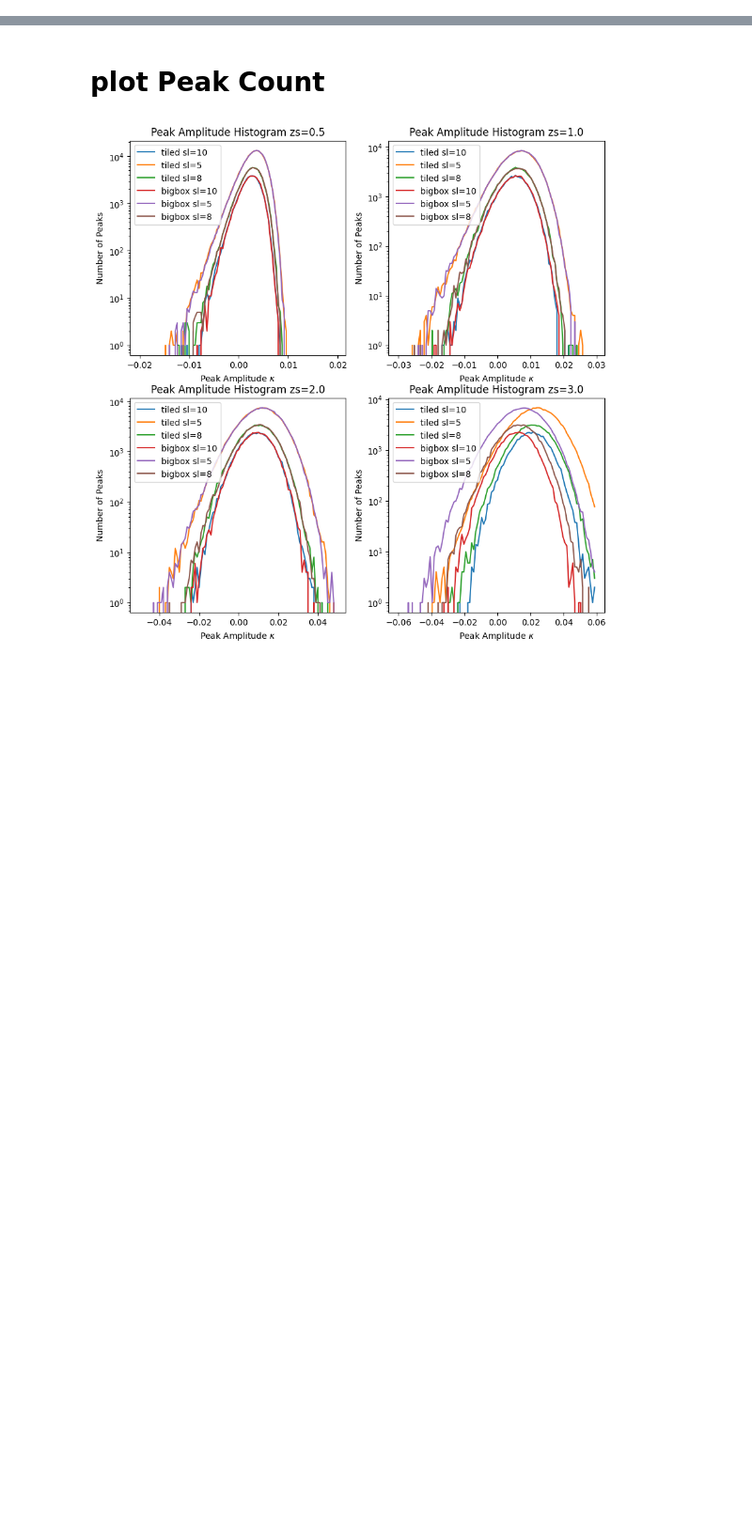
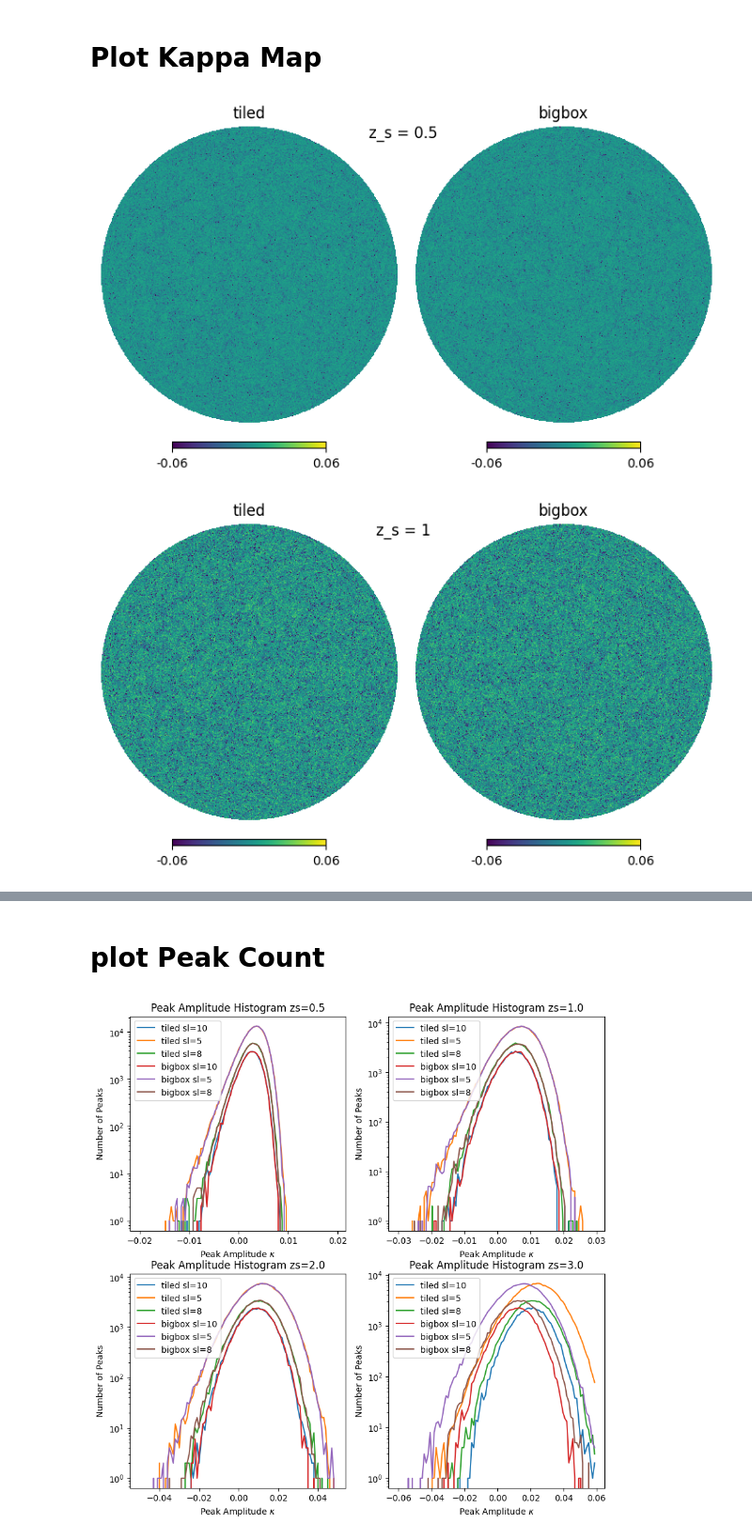
Before and after one commit to atokiwaipmu/LensingSSC, a Jupyter notebook: notebook/PDFPeaksMinima.ipynb, the cells around one changed output, grey strips where cells are left out. Shown at 94% size. Drawn from its saved outputs; the diff is of its cells as text; code cells hidden in the pictures; blank space fills up the shorter version.

```diff
--- a/notebook/PDFPeaksMinima.ipynb
+++ b/notebook/PDFPeaksMinima.ipynb
@@ -30,3 +49,40 @@ dat_minima_tiled = sorted(glob(os.path.join(dir_minima_tiled, "*.dat")))
 dat_PDF_bigbox = sorted(glob(os.path.join(dir_PDF_bigbox, "*.dat")))
 dat_peaks_bigbox = sorted(glob(os.path.join(dir_peaks_bigbox, "*.dat")))
 dat_minima_bigbox = sorted(glob(os.path.join(dir_minima_bigbox, "*.dat")))
+# %%
+config_analysis_file = os.path.join("/lustre/work/akira.tokiwa/Projects/LensingSSC/configs", 'config_analysis.json')
+config_analysis = ConfigAnalysis.from_json(config_analysis_file)
+
+dir_results = os.path.join(config_analysis.resultsdir, "tiled")
+filenames = sorted(glob(os.path.join(dir_results, "smoothed", f"kappa_zs0.5_smoothed_s*.fits")))
+kappa_maps_tiled = KappaCodes(dir_results=dir_results, filenames=filenames, nside=config_analysis.nside, lmax=config_analysis.lmax)
+kappa_maps_tiled.readmaps_healpy()
+
+dir_results = os.path.join(config_analysis.resultsdir, "bigbox")
+filenames = sorted(glob(os.path.join(dir_results, "smoothed", f"kappa_zs0.5_smoothed_s*.fits")))
+kappa_maps_bigbox = KappaCodes(dir_results=dir_results, filenames=filenames, nside=config_analysis.nside, lmax=config_analysis.lmax)
+kappa_maps_bigbox.readmaps_healpy()
+# %% [markdown]
+# Plot Kappa Map
+# %%
+dir_kappa_tiled = os.path.join(config_analysis.resultsdir, "tiled", "data")
+dir_kappa_bigbox = os.path.join(config_analysis.resultsdir, "bigbox", "data")
+
+dat_kappa_tiled = sorted(glob(os.path.join(dir_kappa_tiled, "kappa_zs*.fits")))
+dat_kappa_bigbox = sorted(glob(os.path.join(dir_kappa_bigbox, "kappa_zs*.fits")))
+# %%
+zs_list = [0.5, 1, 2, 3]
+for i in range(len(zs_list)):
+    fig = plt.figure(figsize=(7, 4))
+    fig.suptitle(f"z_s = {zs_list[i]}")
+
+    kappa_tiled = hp.read_map(dat_kappa_tiled[i])
+    kappa_bigbox = hp.read_map(dat_kappa_bigbox[i])
+
+    hp.orthview(kappa_tiled, title=f"tiled", sub=(1, 2, 1), fig=fig, min=-0.06, max=0.06, nest=True, half_sky=True)
+    hp.orthview(kappa_bigbox, title=f"bigbox", sub=(1, 2, 2), fig=fig, min=-0.06, max=0.06, nest=True, half_sky=True)
+
+    #fig.savefig(os.path.join(dir_img, f"kappa_zs{zs_list[i]}.png"), bbox_inches='tight')
+# %% [output]
+[figure, added]
+[figure, added]
```
Also changed, not shown: parts of 9 cells of this notebook, 12 other files.
